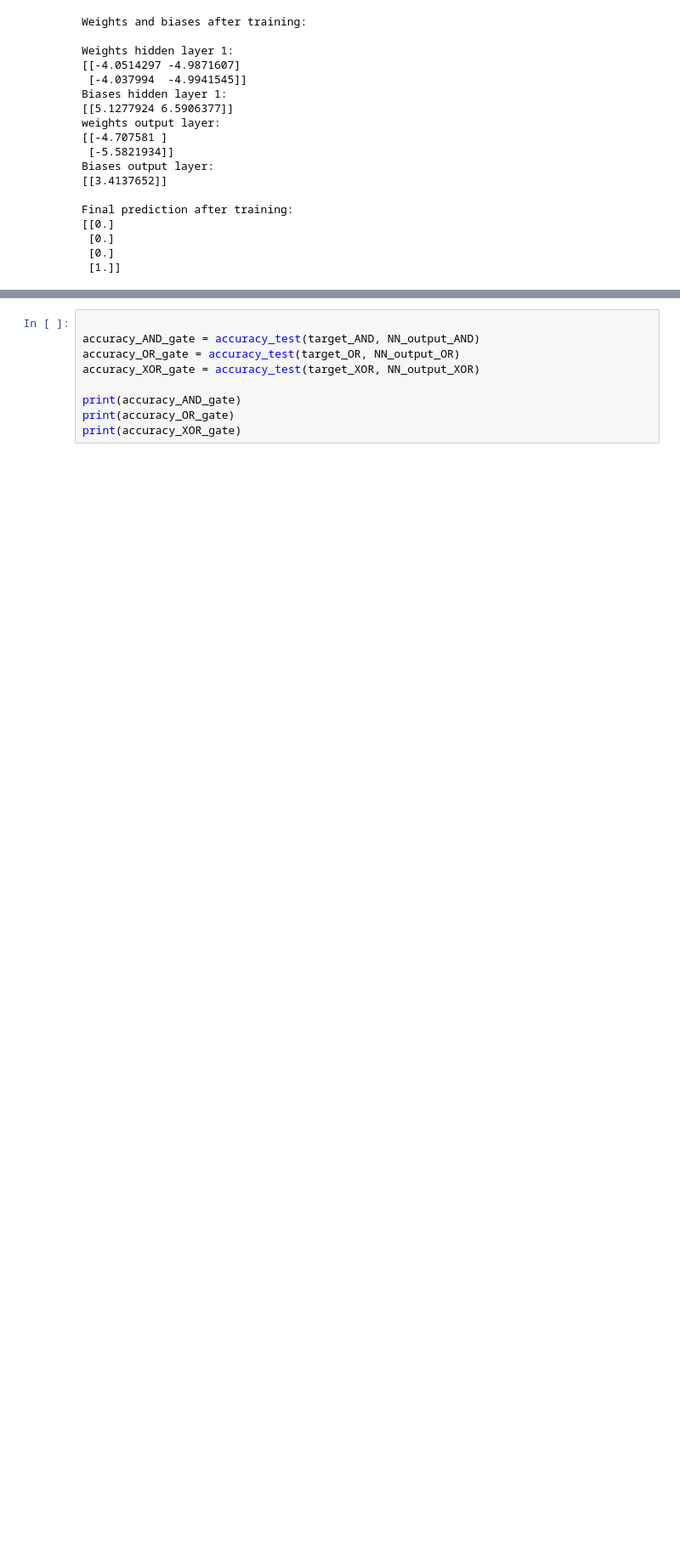
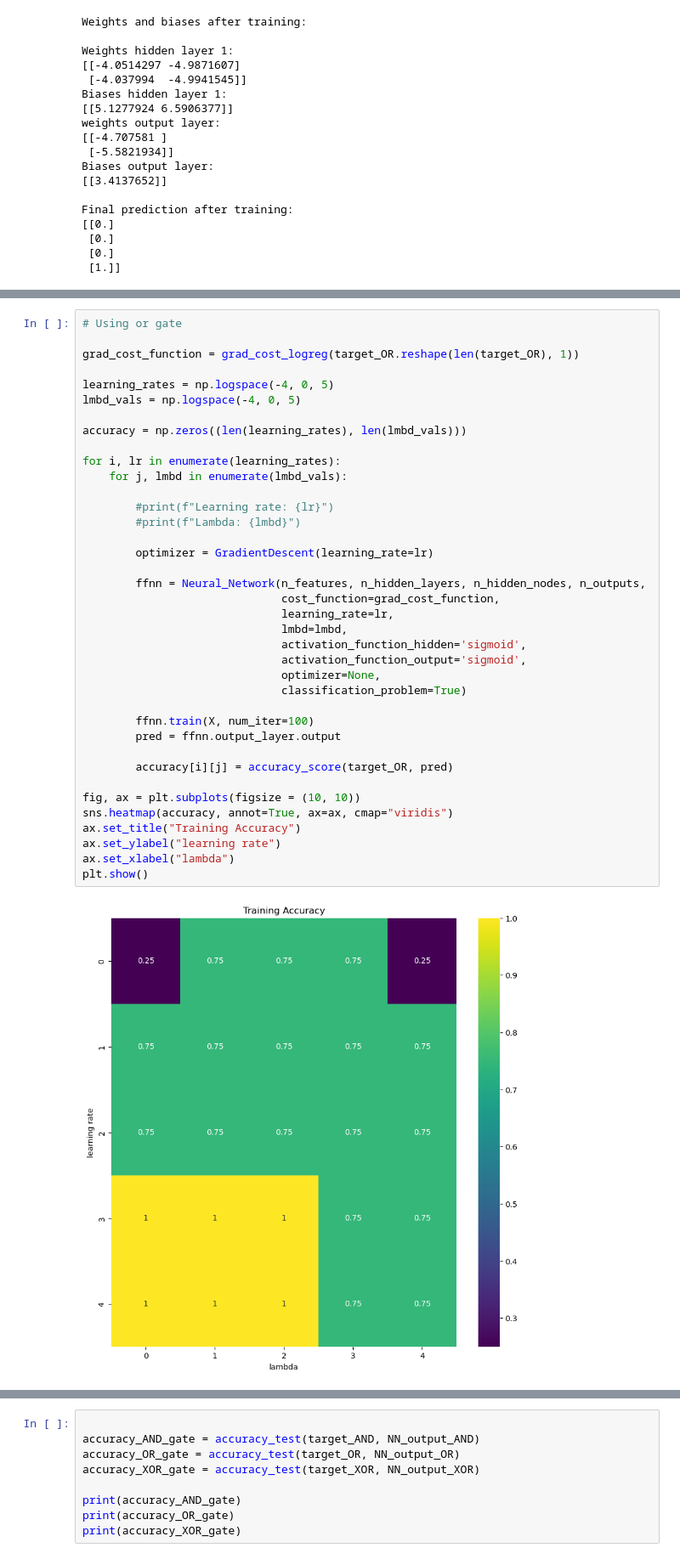
Before and after one commit to Johannesfjeldsaa/FYS-STK4155_Projects, a Jupyter notebook: Project 2/Test functionality/Test NeuralNetwork.ipynb, the cells around one changed output, grey strips where cells are left out. Shown at 85% size. Drawn from its saved outputs; the diff is of its cells as text; blank space fills up the shorter version.

```diff
--- a/Project 2/Test functionality/Test NeuralNetwork.ipynb
+++ b/Project 2/Test functionality/Test NeuralNetwork.ipynb
@@ -300,0 +224,40 @@ plt.show()
+# %%
+# Using or gate
+
+grad_cost_function = grad_cost_logreg(target_OR.reshape(len(target_OR), 1))
+
+learning_rates = np.logspace(-4, 0, 5)
+lmbd_vals = np.logspace(-4, 0, 5)
+
+accuracy = np.zeros((len(learning_rates), len(lmbd_vals)))
+
+for i, lr in enumerate(learning_rates):
+    for j, lmbd in enumerate(lmbd_vals):
+
+        #print(f"Learning rate: {lr}")
+        #print(f"Lambda: {lmbd}")
+
+        optimizer = GradientDescent(learning_rate=lr)
+
+        ffnn = Neural_Network(n_features, n_hidden_layers, n_hidden_nodes, n_outputs,
+                              cost_function=grad_cost_function,
+                              learning_rate=lr,
+                              lmbd=lmbd,
+                              activation_function_hidden='sigmoid',
+                              activation_function_output='sigmoid',
+                              optimizer=None,
+                              classification_problem=True)
+
+        ffnn.train(X, num_iter=100)
+        pred = ffnn.output_layer.output
+
+        accuracy[i][j] = accuracy_score(target_OR, pred)
+
+fig, ax = plt.subplots(figsize = (10, 10))
+sns.heatmap(accuracy, annot=True, ax=ax, cmap="viridis")
+ax.set_title("Training Accuracy")
+ax.set_ylabel("learning rate")
+ax.set_xlabel("lambda")
+plt.show()
+# %% [output]
+[figure, added]
```
Also changed, not shown: parts of 9 cells of this notebook, 1 other file.
